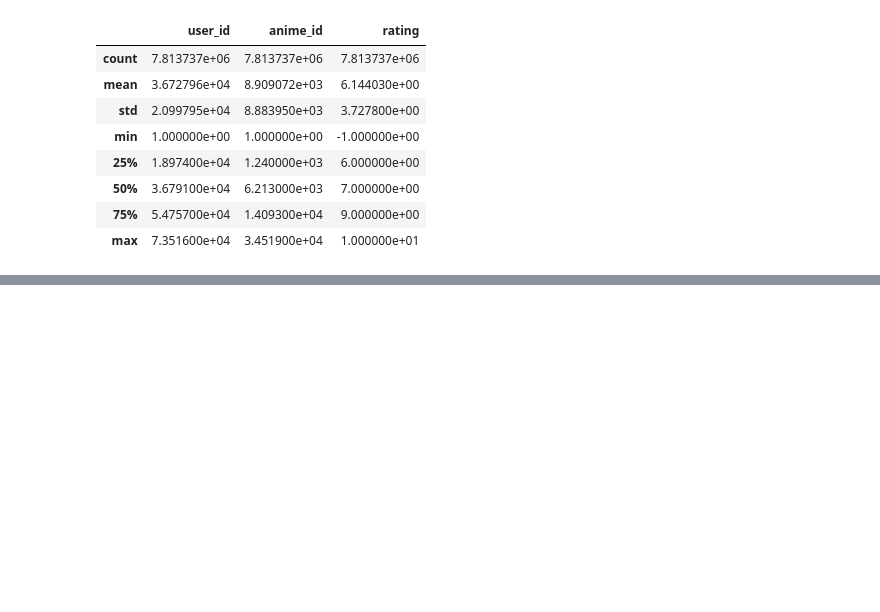
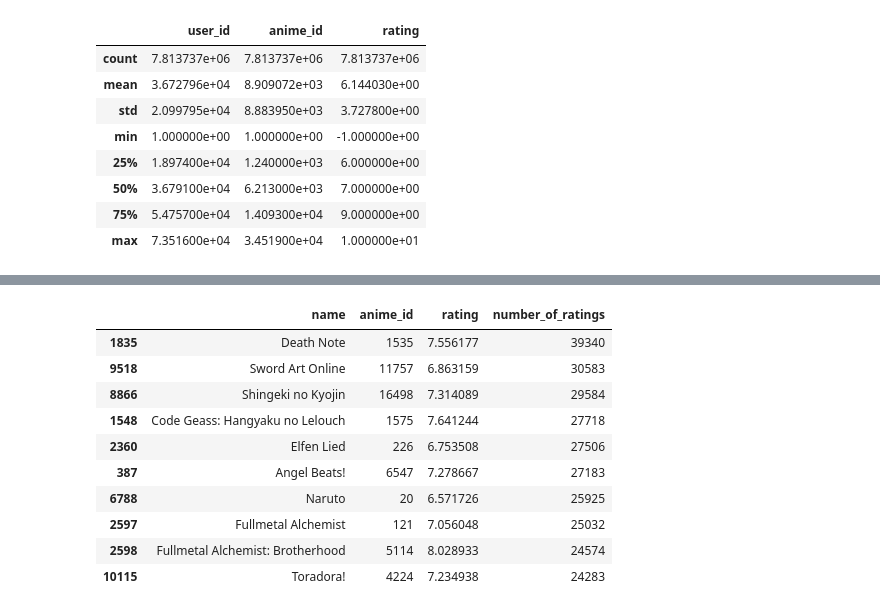
Before and after one commit to hargurjeet/Recommedation-Systems, a Jupyter notebook: Anime_Recommendation_Collborative_Filtering.ipynb, the cells around one changed output, grey strips where cells are left out. Cells and saved outputs as stored; diff of their text form; code cells hidden in the pictures; blank space fills up the shorter version.

```diff
--- a/Anime_Recommendation_Collborative_Filtering.ipynb
+++ b/Anime_Recommendation_Collborative_Filtering.ipynb
@@ -97,0 +130,14 @@ merged_df.head()
+# %%
+ratings.sort_values('number_of_ratings', ascending=False).head(10)
+# %% [output]
+|  | name | anime_id | rating | number_of_ratings |
+| 1835 | Death Note | 1535 | 7.556177 | 39340 |
+| 9518 | Sword Art Online | 11757 | 6.863159 | 30583 |
+| 8866 | Shingeki no Kyojin | 16498 | 7.314089 | 29584 |
+| 1548 | Code Geass: Hangyaku no Lelouch | 1575 | 7.641244 | 27718 |
+| 2360 | Elfen Lied | 226 | 6.753508 | 27506 |
+| 387 | Angel Beats! | 6547 | 7.278667 | 27183 |
+| 6788 | Naruto | 20 | 6.571726 | 25925 |
+| 2597 | Fullmetal Alchemist | 121 | 7.056048 | 25032 |
+| 2598 | Fullmetal Alchemist: Brotherhood | 5114 | 8.028933 | 24574 |
+| 10115 | Toradora! | 4224 | 7.234938 | 24283 |
```
Also changed, not shown: parts of 23 cells of this notebook.
